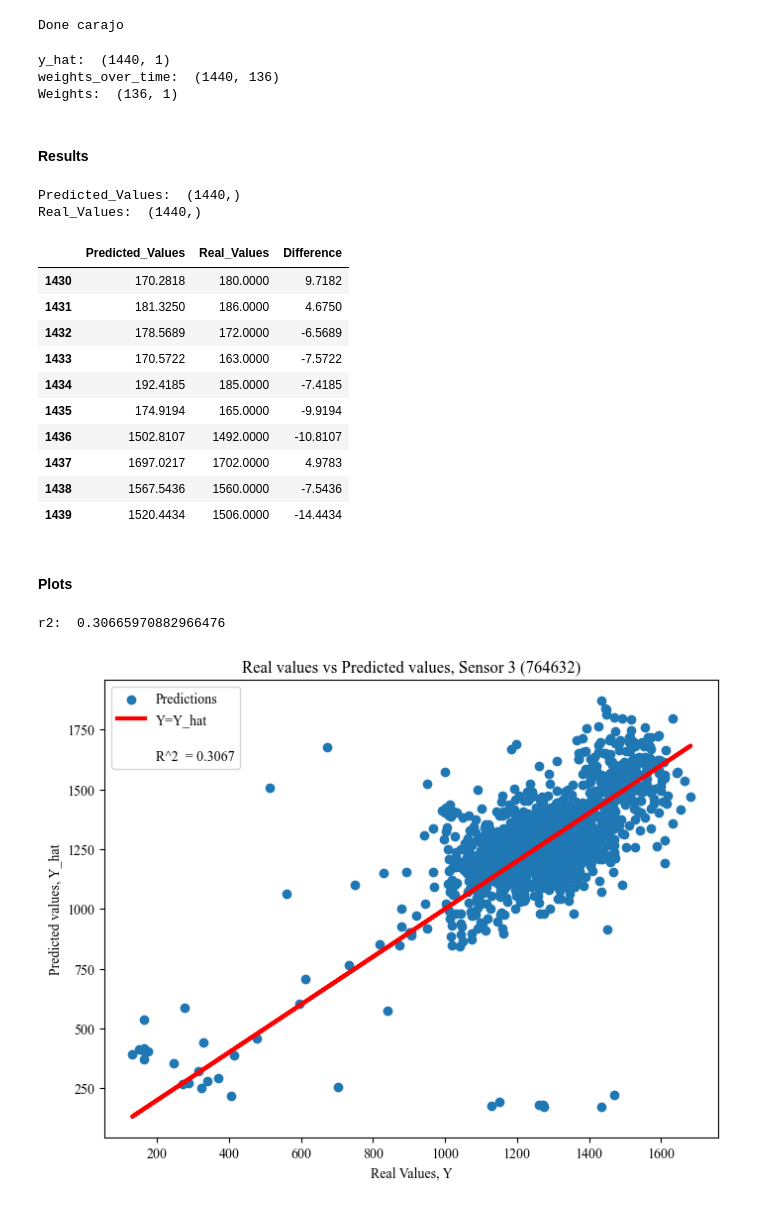
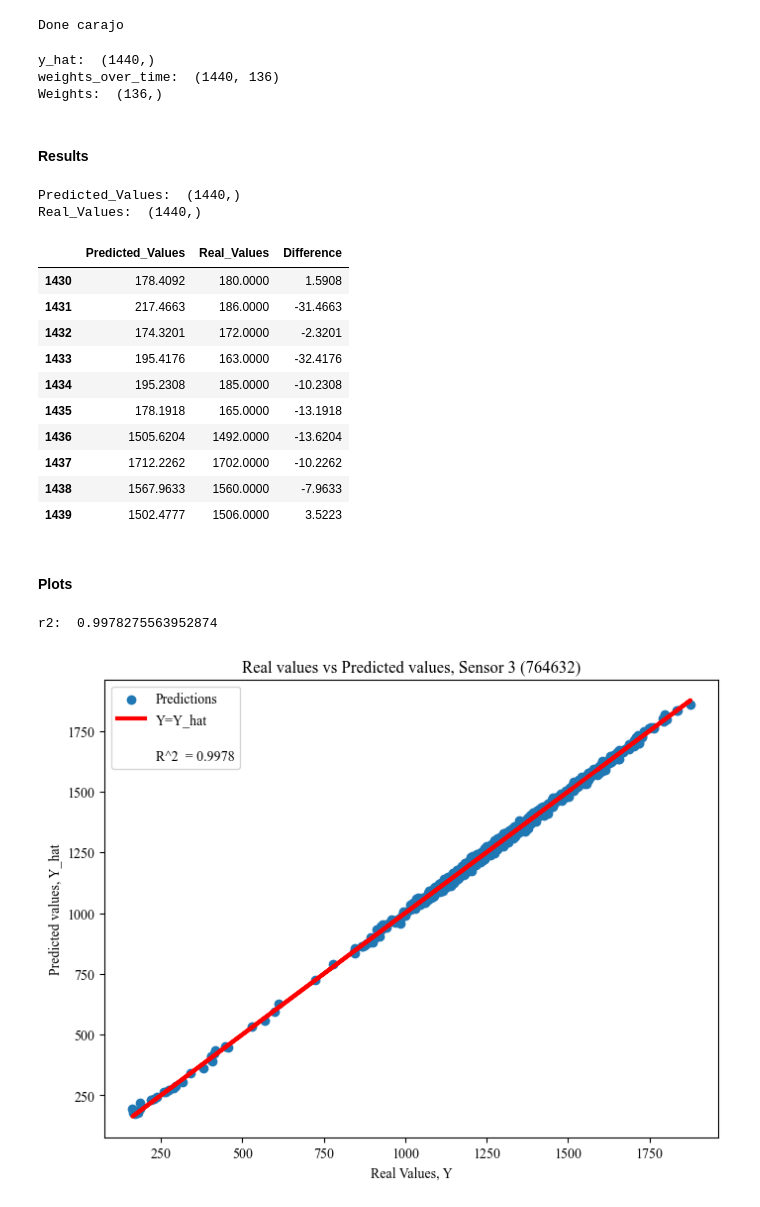
Before and after one commit to fsaudm/Recursive-Estimation-of-Polynomial-Approximation-Kaczmarz-Algorithm, a Jupyter notebook: Sensors.ipynb, the cells around one changed output. Drawn from its saved outputs; the diff is of its cells as text; code cells hidden in the pictures.

```diff
--- a/Sensors.ipynb
+++ b/Sensors.ipynb
@@ -1371,24 +1322,20 @@ print("Done carajo")
 Done carajo
 # %%
 weights_over_time_3 = np.array(weights_over_time)
-y_hat_3 = np.array(y_hat) #########
+weights_over_time_3.to_csv('./Data'+ 'weights_over_time_3.csv')
+
+y_hat_3 = np.array(y_hat).flatten() #########
+y_hat_3.to_csv('./Data'+ 'y_hat_3.csv')
+
 print('y_hat: ', y_hat_3.shape)
-
 print('weights_over_time: ', weights_over_time_3.shape)
 
-weight = weights_over_time_3[-1]
-Weights = pd.DataFrame({
-    'Estimated_Weights': weight
-})
-
-# Style DataFrame
-# Weights.style.format("{:.4f}")
-
-print('Weights: ', Weights.shape)
+weights_over_time_3[-1]
+print('Weights: ', weights_over_time_3[-1].shape)
 # %% [output]
-y_hat:  (1440, 1)
+y_hat:  (1440,)
 weights_over_time:  (1440, 136)
-Weights:  (136, 1)
+Weights:  (136,)
 # %% [markdown]
 #### Results
 # %%
@@ -1396,57 +1343,55 @@ Weights:  (136, 1)
 ####    Results
 ################################################################################################
 
-Predicted_Values = y_hat_3.flatten()
-print('Predicted_Values: ', Predicted_Values.shape)
-Real_Values = traffic_764632.iloc[:t, 0]
-print('Real_Values: ', Real_Values.shape)
-difference = (Real_Values-Predicted_Values).T
+print('Predicted_Values: ', y_hat_3.shape)
 
+y_3 = traffic_764632.iloc[:t, 0]
+print('Real_Values: ', y_3.shape)
 
-Y = pd.DataFrame({
-    'Predicted_Values': Predicted_Values,
-    'Real_Values': Real_Values,
-    'Difference': difference
+Y_3 = pd.DataFrame({
+    'Predicted_Values': y_hat_3,
+    'Real_Values': y_3,
+    'Difference': (y_3-y_hat_3).T
 })
 
 # Style DataFrame
-Y[-10:].style.format("{:.4f}")
+Y_3[-10:].style.format("{:.4f}")
 # %% [output]
 Predicted_Values:  (1440,)
 Real_Values:  (1440,)
 |  | Predicted_Values | Real_Values | Difference |
-| 1430 | 170.2818 | 180.0000 | 9.7182 |
-| 1431 | 181.3250 | 186.0000 | 4.6750 |
-| 1432 | 178.5689 | 172.0000 | -6.5689 |
-| 1433 | 170.5722 | 163.0000 | -7.5722 |
-| 1434 | 192.4185 | 185.0000 | -7.4185 |
-| 1435 | 174.9194 | 165.0000 | -9.9194 |
-| 1436 | 1502.8107 | 1492.0000 | -10.8107 |
-| 1437 | 1697.0217 | 1702.0000 | 4.9783 |
-| 1438 | 1567.5436 | 1560.0000 | -7.5436 |
-| 1439 | 1520.4434 | 1506.0000 | -14.4434 |
+| 1430 | 178.4092 | 180.0000 | 1.5908 |
+| 1431 | 217.4663 | 186.0000 | -31.4663 |
+| 1432 | 174.3201 | 172.0000 | -2.3201 |
+| 1433 | 195.4176 | 163.0000 | -32.4176 |
+| 1434 | 195.2308 | 185.0000 | -10.2308 |
+| 1435 | 178.1918 | 165.0000 | -13.1918 |
+| 1436 | 1505.6204 | 1492.0000 | -13.6204 |
+| 1437 | 1712.2262 | 1702.0000 | -10.2262 |
+| 1438 | 1567.9633 | 1560.0000 | -7.9633 |
+| 1439 | 1502.4777 | 1506.0000 | 3.5223 |
 # %% [markdown]
 #### Plots
 # %%
 # Plot the accuracy
 plt.figure(figsize=(8, 6))
 
-r2 = r2_score(target_values, y_hat_3)
+r2 = r2_score(y_3, y_hat_3)
 print('r2: ', r2)
 
-plt.scatter(target_values, y_hat_3, label='Predictions')
-plt.plot(target_values, target_values, color='red', linewidth = 3, label=f'Y=Y_hat')
-plt.scatter(target_values, target_values, marker='', label=f'\nR^2  = {r2:.4f}')
+plt.scatter(y_3, y_hat_3, label='Predictions') # Scatter plot of real vs estimated y
+plt.plot(y_3, y_3, color='red', linewidth = 3, label=f'Y=Y_hat') # Straight line on Y=Y
+plt.scatter(y_3, y_3, marker='', label=f'\nR^2  = {r2:.4f}')
 
 plt.xlabel('Real Values, Y')
 plt.ylabel('Predicted values, Y_hat')
 plt.title('Real values vs Predicted values, Sensor 3 (764632)')
 plt.legend()
 
 plt.show()
 # %% [output]
-r2:  0.30665970882966476
+r2:  0.9978275563952874
-[figure, old version]
+[figure, new version]
 # %%
 ## Day Before Ignition
 
```
Also changed, not shown: parts of 14 cells of this notebook, 6 other files.
